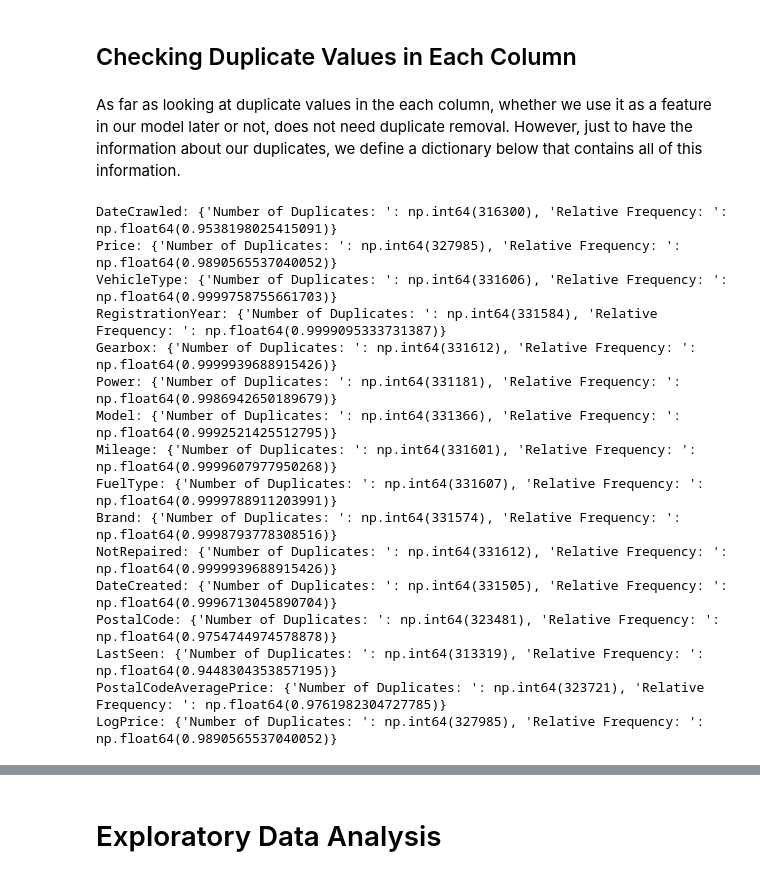
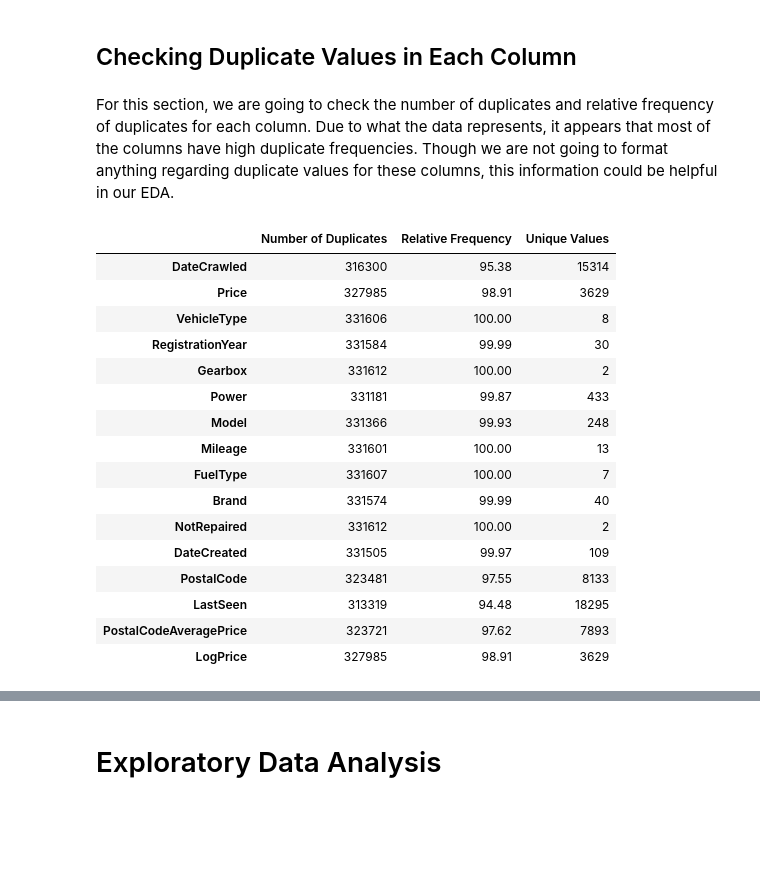
Before and after one commit to T4nT4n/sprint12, a Jupyter notebook: sprint_12_project.ipynb, the cells around one changed output, grey strips where cells are left out. Drawn from its saved outputs; the diff is of its cells as text; code cells hidden in the pictures; blank space fills up the shorter version.

```diff
--- a/sprint_12_project.ipynb
+++ b/sprint_12_project.ipynb
@@ -781,42 +767,48 @@ memory usage: 43.0+ MB
 None
 # %% [markdown]
 ## Checking Duplicate Values in Each Column
-# %% [markdown]
-As far as looking at duplicate values in the each column, whether we use it as a feature in our model later or not, does not need duplicate removal. However, just to have the information about our duplicates, we define a dictionary below that contains all of this information.
+# %% [markdown]
+For this section, we are going to check the number of duplicates and relative frequency of duplicates for each column. Due to what the data represents, it appears that most of the columns have high duplicate frequencies. Though we are not going to format anything regarding duplicate values for these columns, this information could be helpful in our EDA.
 # %%
 #Here is the length of the dataframe --> used to calculate relative frequency in the denominator
 rusty_df_length = len(rusty_df)
 
 #Here is a dictionary that we are going to store the name of the columns with their total duplicates and relative frequency of duplicates
 duplicates_dict = {}
 
 for column in rusty_df.columns:
     #This is the number of duplicates we have in the respective column
     number_of_duplicate_values = rusty_df[column].duplicated().sum()
 
     #This is relative frequency of duplicates
-    relative_frequency = number_of_duplicate_values / rusty_df_length
+    relative_frequency = (number_of_duplicate_values / rusty_df_length) * 100
+
+    #This is the number of unique values that each columns has
+    number_unique_values = rusty_df[column].nunique()
 
     #Store the results in our dictionary
-    duplicates_dict[column] = {'Number of Duplicates: ': number_of_duplicate_values, 'Relative Frequency: ': relative_frequency}
+    duplicates_dict[column] = {'Number of Duplicates': int(number_of_duplicate_values), 'Relative Frequency': float(round(relative_frequency, 2)), 'Unique Values': int(number_unique_values)}
 
-#Here we print the results
-for feature, stats in duplicates_dict.items():
-    print(f'{feature}: {stats}')
+#This is our dataframe that we can display the dictionary contents nicely
+duplicates_df = pd.DataFrame.from_dict(duplicates_dict, orient='index')
+
+#Here are the results
+display(duplicates_df)
 # %% [output]
-DateCrawled: {'Number of Duplicates: ': np.int64(316300), 'Relative Frequency: ': np.float64(0.9538198025415091)}
-Price: {'Number of Duplicates: ': np.int64(327985), 'Relative Frequency: ': np.float64(0.9890565537040052)}
-VehicleType: {'Number of Duplicates: ': np.int64(331606), 'Relative Frequency: ': np.float64(0.9999758755661703)}
-RegistrationYear: {'Number of Duplicates: ': np.int64(331584), 'Relative Frequency: ': np.float64(0.9999095333731387)}
-Gearbox: {'Number of Duplicates: ': np.int64(331612), 'Relative Frequency: ': np.float64(0.9999939688915426)}
-Power: {'Number of Duplicates: ': np.int64(331181), 'Relative Frequency: ': np.float64(0.9986942650189679)}
-Model: {'Number of Duplicates: ': np.int64(331366), 'Relative Frequency: ': np.float64(0.9992521425512795)}
-Mileage: {'Number of Duplicates: ': np.int64(331601), 'Relative Frequency: ': np.float64(0.9999607977950268)}
-FuelType: {'Number of Duplicates: ': np.int64(331607), 'Relative Frequency: ': np.float64(0.9999788911203991)}
-Brand: {'Number of Duplicates: ': np.int64(331574), 'Relative Frequency: ': np.float64(0.9998793778308516)}
-NotRepaired: {'Number of Duplicates: ': np.int64(331612), 'Relative Frequency: ': np.float64(0.9999939688915426)}
-DateCreated: {'Number of Duplicates: ': np.int64(331505), 'Relative Frequency: ': np.float64(0.9996713045890704)}
-PostalCode: {'Number of Duplicates: ': np.int64(323481), 'Relative Frequency: ': np.float64(0.9754744974578878)}
-LastSeen: {'Number of Duplicates: ': np.int64(313319), 'Relative Frequency: ': np.float64(0.9448304353857195)}
-PostalCodeAveragePrice: {'Number of Duplicates: ': np.int64(323721), 'Relative Frequency: ': np.float64(0.9761982304727785)}
-LogPrice: {'Number of Duplicates: ': np.int64(327985), 'Relative Frequency: ': np.float64(0.9890565537040052)}
+|  | Number of Duplicates | Relative Frequency | Unique Values |
+| DateCrawled | 316300 | 95.38 | 15314 |
+| Price | 327985 | 98.91 | 3629 |
+| VehicleType | 331606 | 100.00 | 8 |
+| RegistrationYear | 331584 | 99.99 | 30 |
+| Gearbox | 331612 | 100.00 | 2 |
+| Power | 331181 | 99.87 | 433 |
+| Model | 331366 | 99.93 | 248 |
+| Mileage | 331601 | 100.00 | 13 |
+| FuelType | 331607 | 100.00 | 7 |
+| Brand | 331574 | 99.99 | 40 |
+| NotRepaired | 331612 | 100.00 | 2 |
+| DateCreated | 331505 | 99.97 | 109 |
+| PostalCode | 323481 | 97.55 | 8133 |
+| LastSeen | 313319 | 94.48 | 18295 |
+| PostalCodeAveragePrice | 323721 | 97.62 | 7893 |
+| LogPrice | 327985 | 98.91 | 3629 |
```
Also changed, not shown: parts of 43 cells of this notebook.
